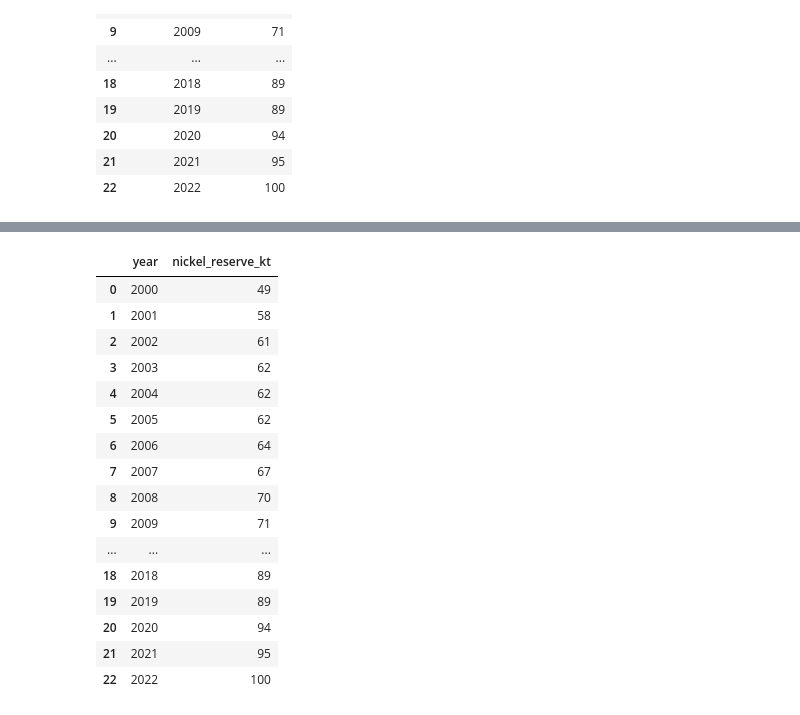
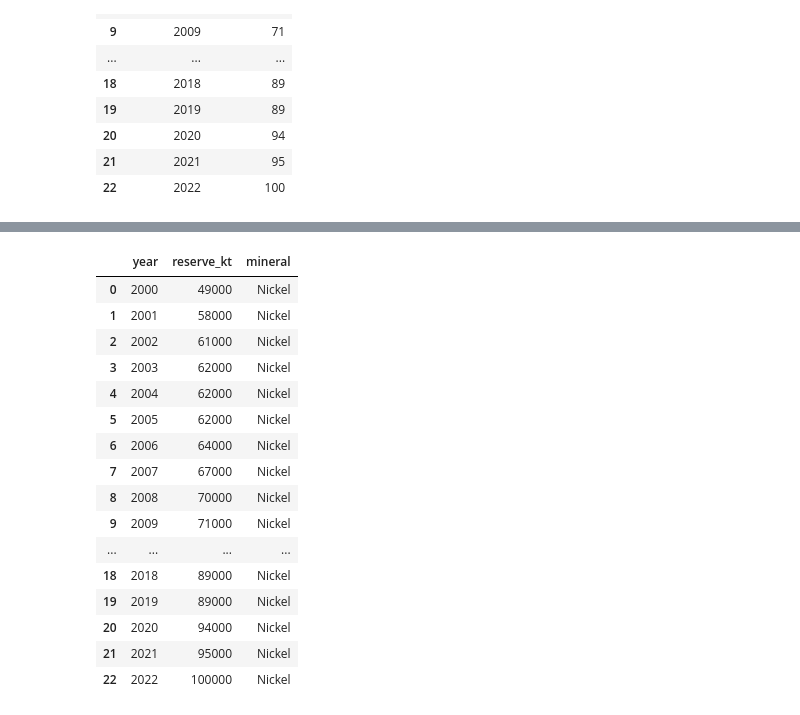
Before and after one commit to dwnflx/ev-battery-dashboard, a Jupyter notebook: ETL.ipynb, the cells around one changed output, grey strips where cells are left out. Saved outputs shown, nothing was run; the diff lists cells and outputs as text; code cells hidden in the pictures.

```diff
--- a/ETL.ipynb
+++ b/ETL.ipynb
@@ -284,4 +284,6 @@ nickel_reserves
 | 21 | 2021 | 95 |
 | 22 | 2022 | 100 |
 # %%
-nickel_reserves.columns = ['year', 'nickel_reserve_kt']
+nickel_reserves.columns = ['year', 'reserve_kt']
+# %%
+nickel_reserves['mineral']='Nickel'
@@ -288,23 +310,24 @@ nickel_reserves.columns = ['year', 'nickel_reserve_kt']
 # %%
+nickel_reserves['reserve_kt'] = nickel_reserves['reserve_kt'] * 1000
 nickel_reserves
 # %% [output]
-|  | year | nickel_reserve_kt |
-| 0 | 2000 | 49 |
-| 1 | 2001 | 58 |
-| 2 | 2002 | 61 |
-| 3 | 2003 | 62 |
-| 4 | 2004 | 62 |
-| 5 | 2005 | 62 |
-| 6 | 2006 | 64 |
-| 7 | 2007 | 67 |
-| 8 | 2008 | 70 |
-| 9 | 2009 | 71 |
-| ... | ... | ... |
-| 18 | 2018 | 89 |
-| 19 | 2019 | 89 |
-| 20 | 2020 | 94 |
-| 21 | 2021 | 95 |
-| 22 | 2022 | 100 |
+|  | year | reserve_kt | mineral |
+| 0 | 2000 | 49000 | Nickel |
+| 1 | 2001 | 58000 | Nickel |
+| 2 | 2002 | 61000 | Nickel |
+| 3 | 2003 | 62000 | Nickel |
+| 4 | 2004 | 62000 | Nickel |
+| 5 | 2005 | 62000 | Nickel |
+| 6 | 2006 | 64000 | Nickel |
+| 7 | 2007 | 67000 | Nickel |
+| 8 | 2008 | 70000 | Nickel |
+| 9 | 2009 | 71000 | Nickel |
+| ... | ... | ... | ... |
+| 18 | 2018 | 89000 | Nickel |
+| 19 | 2019 | 89000 | Nickel |
+| 20 | 2020 | 94000 | Nickel |
+| 21 | 2021 | 95000 | Nickel |
+| 22 | 2022 | 100000 | Nickel |
 # %%
 # Worldwide Reserves
 excel_file_path = os.path.join(data_folder_path, 'cobalt-reserves.xlsx')
```
Also changed, not shown: parts of 13 cells of this notebook.
